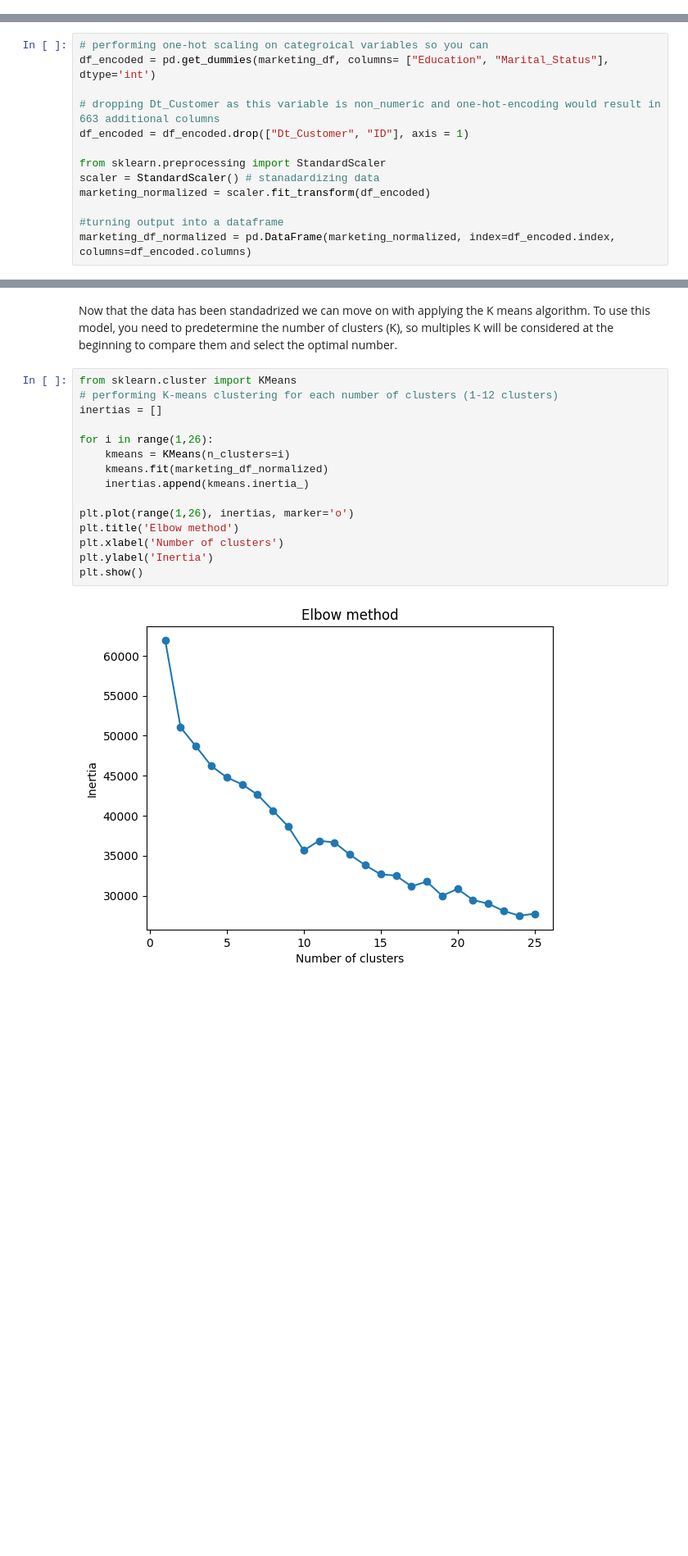
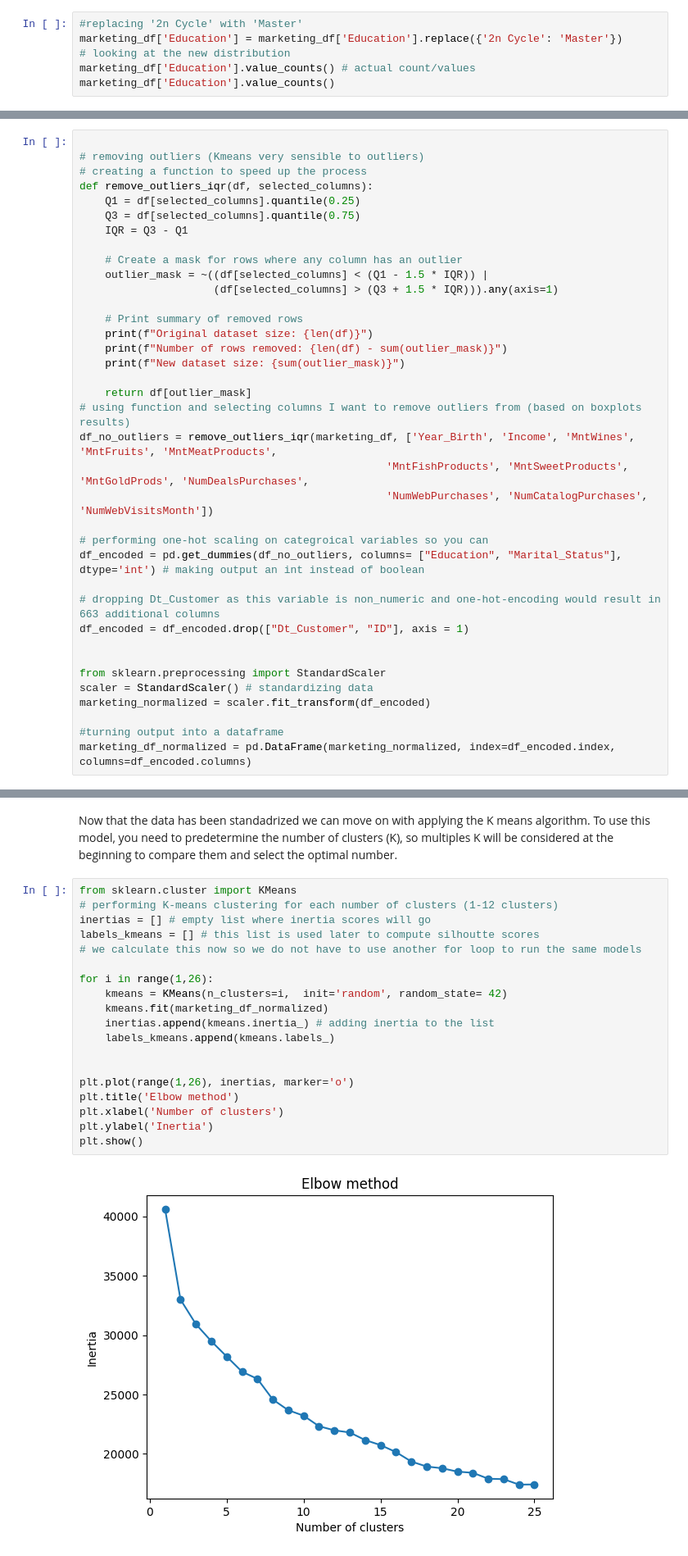
Before and after one commit to kimvkemenade/DM_team16, a Jupyter notebook: DM_Assignment_2.ipynb, the cells around one changed output, grey strips where cells are left out. Shown at 82% size. Cells and saved outputs as stored; diff of their text form; blank space fills up the shorter version.

Commit message:
removed outliers

```diff
--- a/DM_Assignment_2.ipynb
+++ b/DM_Assignment_2.ipynb
@@ -270,0 +253,6 @@ dtype: int64
+# %%
+#replacing '2n Cycle' with 'Master'
+marketing_df['Education'] = marketing_df['Education'].replace({'2n Cycle': 'Master'})
+# looking at the new distribution
+marketing_df['Education'].value_counts() # actual count/values
+marketing_df['Education'].value_counts()
@@ -351,14 +343,38 @@ ID is also removed because this column is only used to identify customers, it do
 
 Dt_Customer on the other hand, has 662 different cells which would mean adding 663 additional columns to our dataset if we were to treat date as a dummy. This in practice makes no sense since it is not a categorical variable and would increase dimesnsionality by a lot. Thus, this varaible is dropped before performing clustering
 # %%
+
+# removing outliers (Kmeans very sensible to outliers)
+# creating a function to speed up the process
+def remove_outliers_iqr(df, selected_columns):
+    Q1 = df[selected_columns].quantile(0.25)
+    Q3 = df[selected_columns].quantile(0.75)
+    IQR = Q3 - Q1
+
+    # Create a mask for rows where any column has an outlier
+    outlier_mask = ~((df[selected_columns] < (Q1 - 1.5 * IQR)) |
+                     (df[selected_columns] > (Q3 + 1.5 * IQR))).any(axis=1)
+
+    # Print summary of removed rows
+    print(f"Original dataset size: {len(df)}")
+    print(f"Number of rows removed: {len(df) - sum(outlier_mask)}")
+    print(f"New dataset size: {sum(outlier_mask)}")
+
+    return df[outlier_mask]
+# using function and selecting columns I want to remove outliers from (based on boxplots results)
+df_no_outliers = remove_outliers_iqr(marketing_df, ['Year_Birth', 'Income', 'MntWines', 'MntFruits', 'MntMeatProducts',
+                                                'MntFishProducts', 'MntSweetProducts', 'MntGoldProds', 'NumDealsPurchases',
+                                                'NumWebPurchases', 'NumCatalogPurchases', 'NumWebVisitsMonth'])
+
 # performing one-hot scaling on categroical variables so you can
-df_encoded = pd.get_dummies(marketing_df, columns= ["Education", "Marital_Status"], dtype='int')
+df_encoded = pd.get_dummies(df_no_outliers, columns= ["Education", "Marital_Status"], dtype='int') # making output an int instead of boolean
 
 # dropping Dt_Customer as this variable is non_numeric and one-hot-encoding would result in 663 additional columns
 df_encoded = df_encoded.drop(["Dt_Customer", "ID"], axis = 1)
 
+
 from sklearn.preprocessing import StandardScaler
-scaler = StandardScaler() # stanadardizing data
+scaler = StandardScaler() # standardizing data
 marketing_normalized = scaler.fit_transform(df_encoded)
 
 #turning output into a dataframe
@@ -391,20 +430,24 @@ Now that the data has been standadrized we can move on with applying the K means
 # %%
 from sklearn.cluster import KMeans
 # performing K-means clustering for each number of clusters (1-12 clusters)
-inertias = []
+inertias = [] # empty list where inertia scores will go
+labels_kmeans = [] # this list is used later to compute silhoutte scores
+# we calculate this now so we do not have to use another for loop to run the same models
 
 for i in range(1,26):
-    kmeans = KMeans(n_clusters=i)
+    kmeans = KMeans(n_clusters=i,  init='random', random_state= 42)
     kmeans.fit(marketing_df_normalized)
-    inertias.append(kmeans.inertia_)
+    inertias.append(kmeans.inertia_) # adding inertia to the list
+    labels_kmeans.append(kmeans.labels_)
+
 
 plt.plot(range(1,26), inertias, marker='o')
 plt.title('Elbow method')
 plt.xlabel('Number of clusters')
 plt.ylabel('Inertia')
 plt.show()
 # %% [output]
-[figure, old version]
+[figure, new version]
 # %% [markdown]
 Based on this illustration and the elbow method, we would argue that the optimal K value is around 10 as from this point onwards inertia increases slightly (initially) and then diminishing at a lower rate (this is more evident by looking at the list below, were the first number of each tuple represents the value of k and the second the inertis). Thus, 10 clusters were selected
 # %%
```
Also changed, not shown: parts of 18 cells of this notebook.
